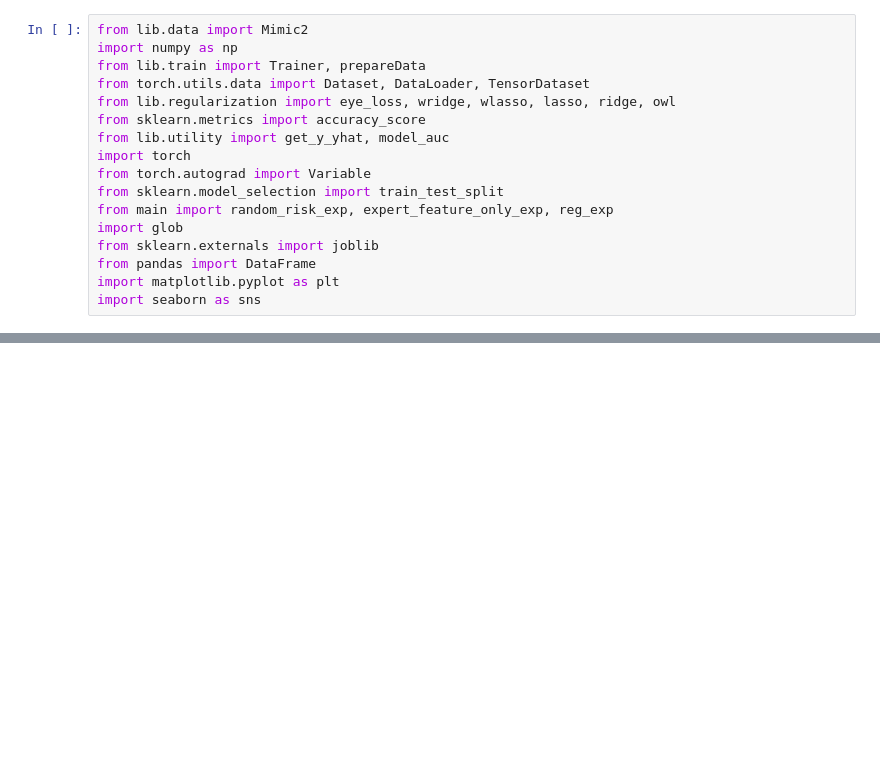
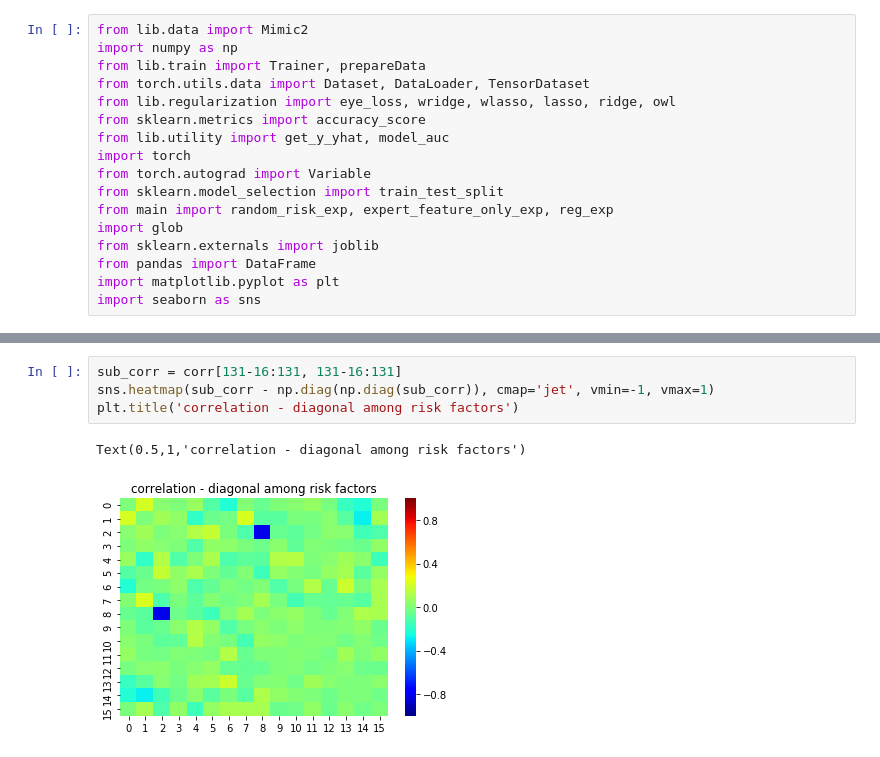
Before and after one commit to nathanwang000/OpenboxEYE, a Jupyter notebook: Eval.ipynb, the cells around one changed output, grey strips where cells are left out. Drawn from its saved outputs; the diff is of its cells as text; blank space fills up the shorter version.

```diff
--- a/Eval.ipynb
+++ b/Eval.ipynb
@@ -48,0 +60,7 @@ plt.show()
+# %%
+sub_corr = corr[131-16:131, 131-16:131]
+sns.heatmap(sub_corr - np.diag(np.diag(sub_corr)), cmap='jet', vmin=-1, vmax=1)
+plt.title('correlation - diagonal among risk factors')
+# %% [output]
+Text(0.5,1,'correlation - diagonal among risk factors')
+[figure, added]
```
Also changed, not shown: parts of 6 cells of this notebook.
